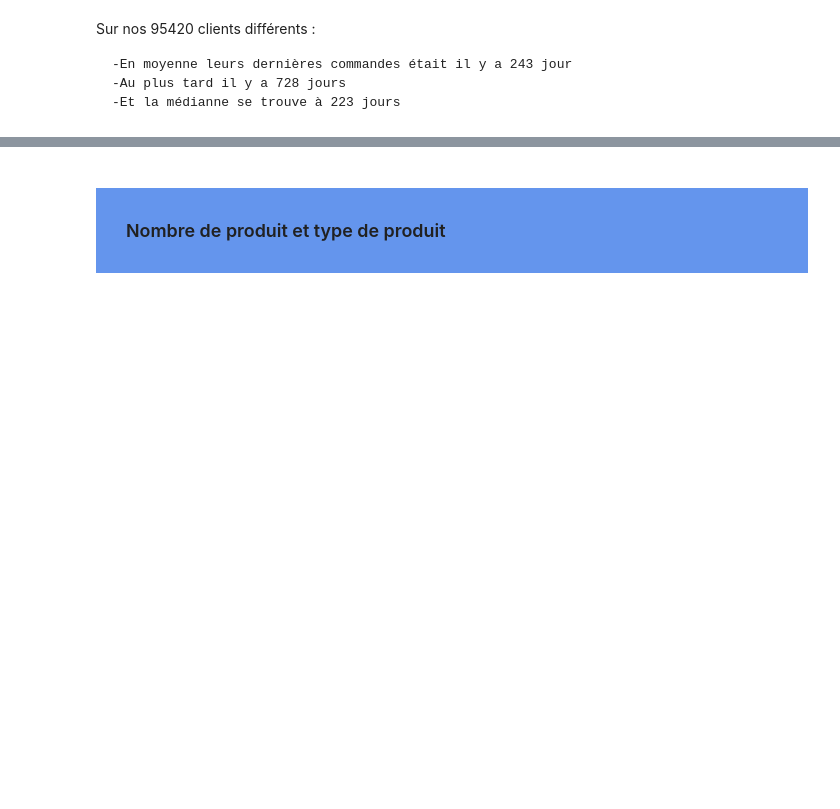
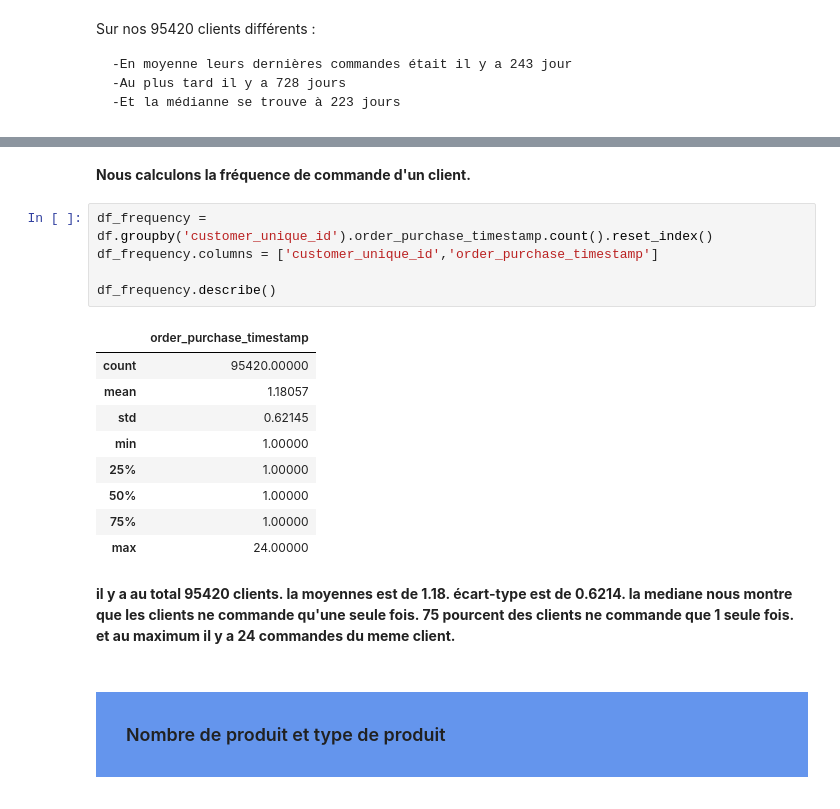
Before and after one commit to Data-dream-team-Laurence/Brief-data-dream-team, a Jupyter notebook: segmentation_client/segmentation.ipynb, the cells around one changed output, grey strips where cells are left out. Saved outputs shown, nothing was run; the diff lists cells and outputs as text; blank space fills up the shorter version.

```diff
--- a/segmentation_client/segmentation.ipynb
+++ b/segmentation_client/segmentation.ipynb
@@ -172,3 +176,27 @@ plt.show()
+# %% [markdown]
+**Nous calculons la fréquence de commande d'un client.**
+# %%
+df_frequency = df.groupby('customer_unique_id').order_purchase_timestamp.count().reset_index()
+df_frequency.columns = ['customer_unique_id','order_purchase_timestamp']
+
+df_frequency.describe()
+# %% [output]
+|  | order_purchase_timestamp |
+| count | 95420.00000 |
+| mean | 1.18057 |
+| std | 0.62145 |
+| min | 1.00000 |
+| 25% | 1.00000 |
+| 50% | 1.00000 |
+| 75% | 1.00000 |
+| max | 24.00000 |
+# %% [markdown]
+**il y a au total 95420 clients.</br>
+la moyennes est de 1.18.</br>
+écart-type est de 0.6214.</br>
+la mediane nous montre que les clients ne commande qu'une seule fois.</br>
+75 pourcent des clients ne commande que 1 seule fois.</br>
+et au maximum il y a 24 commandes du meme client.</br>**
 # %% [markdown]
 <div style="display: flex; background-color: RGB(100,149,237);" >
 <h3 style="margin: auto; padding: 30px; ">Nombre de produit et type de produit</h3>
```
Also changed, not shown: parts of 11 cells of this notebook.
